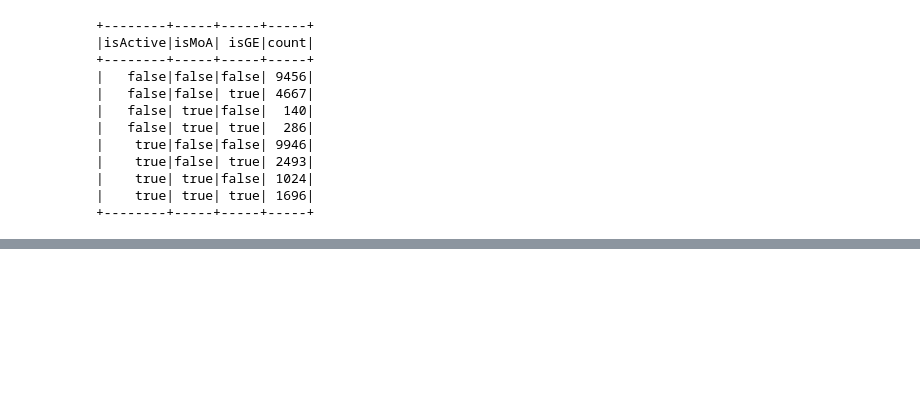
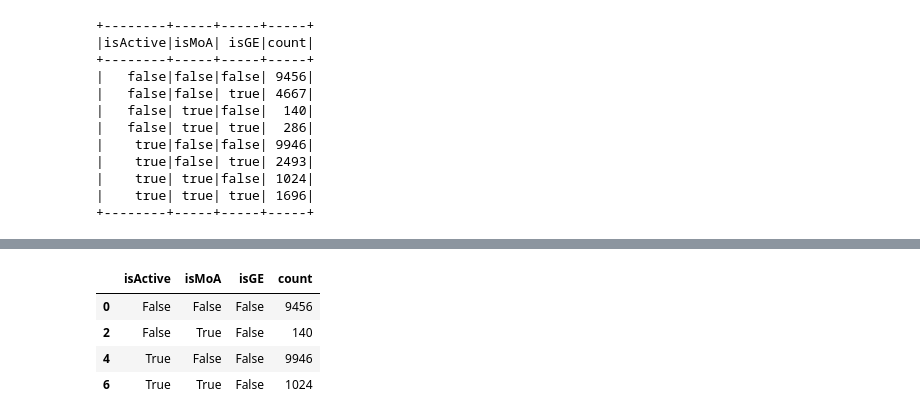
Before and after one commit to polrus/bioactivity, a Jupyter notebook: OR_calc.ipynb, the cells around one changed output, grey strips where cells are left out. Drawn from its saved outputs; the diff is of its cells as text; code cells hidden in the pictures; blank space fills up the shorter version.

```diff
--- a/OR_calc.ipynb
+++ b/OR_calc.ipynb
@@ -275,0 +306,8 @@ three_way_table_GE.show()
+# %%
+table_GE_false
+# %% [output]
+|  | isActive | isMoA | isGE | count |
+| 0 | False | False | False | 9456 |
+| 2 | False | True | False | 140 |
+| 4 | True | False | False | 9946 |
+| 6 | True | True | False | 1024 |
```
Also changed, not shown: parts of 9 cells of this notebook, 5 other files.
